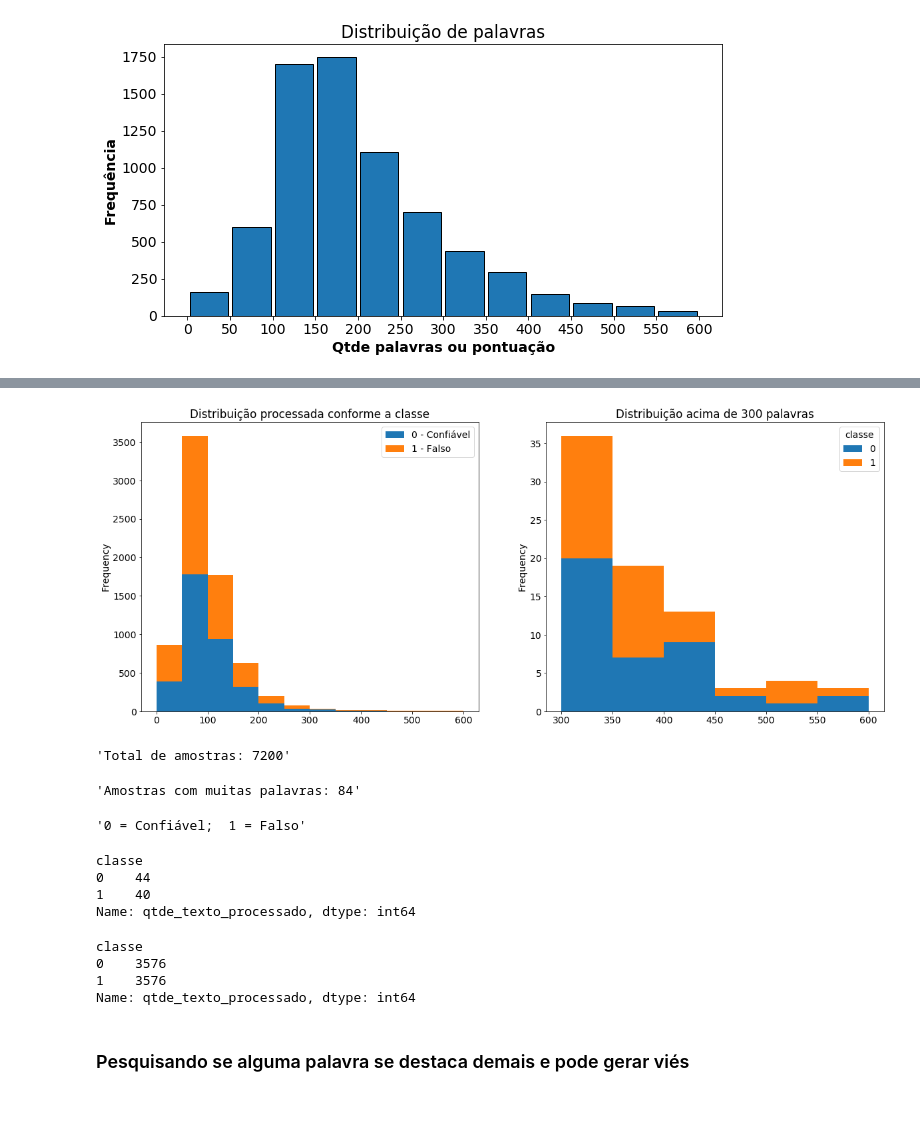
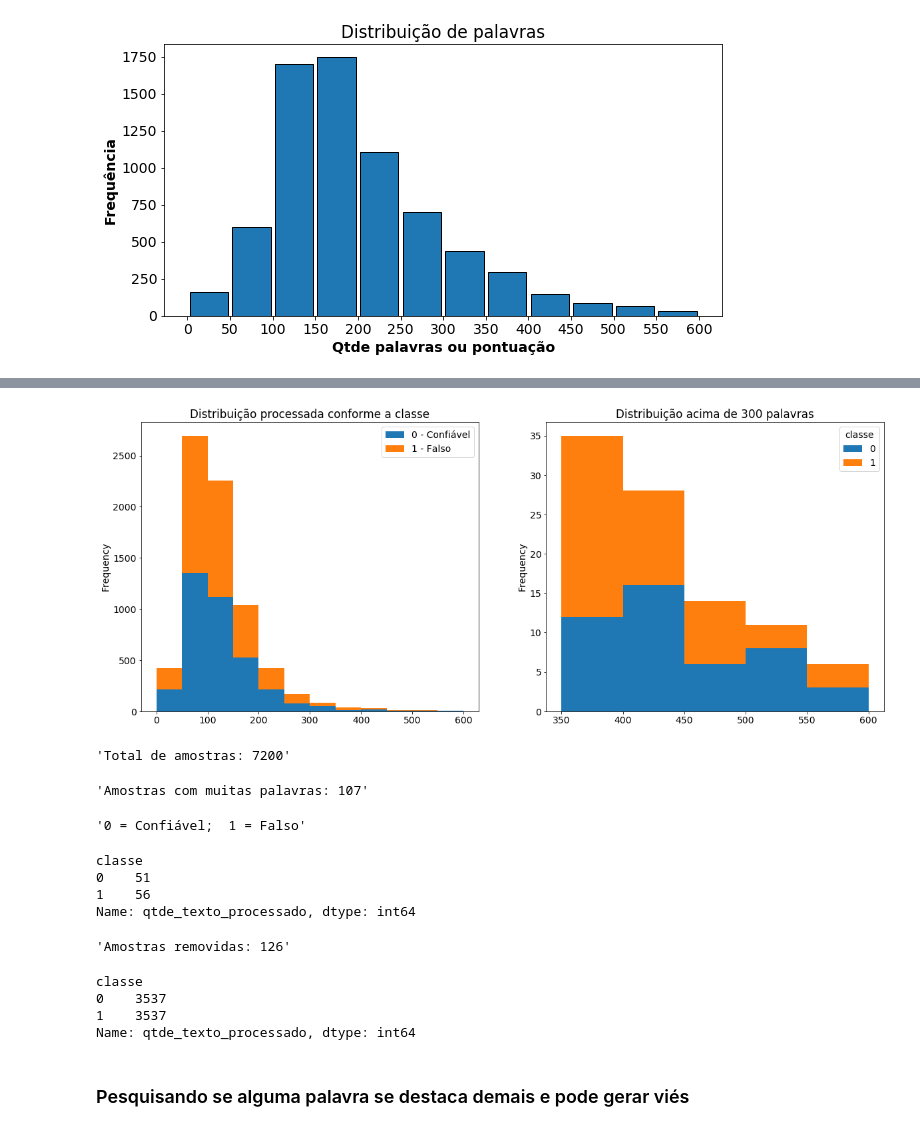
Before and after one commit to caesarcc/python-api-url-check, a Jupyter notebook: jupyter/classificacao_passo01_pre_processamento_exploracao.ipynb, the cells around one changed output, grey strips where cells are left out. Cells and saved outputs as stored; diff of their text form; code cells hidden in the pictures.

Commit message:
ajustes no pre-processamento

```diff
--- a/jupyter/classificacao_passo01_pre_processamento_exploracao.ipynb
+++ b/jupyter/classificacao_passo01_pre_processamento_exploracao.ipynb
@@ -129,20 +128,3 @@ Requirement already satisfied: idna<4,>=2.5 in c:\programdata\miniconda3\envs\tc
 Requirement already satisfied: MarkupSafe>=2.0 in c:\programdata\miniconda3\envs\tcc\lib\site-packages (from jinja2->spacy<3.3.0,>=3.2.0->pt-core-news-sm==3.2.0) (2.1.1)
 ✔ Download and installation successful
 You can now load the package via spacy.load('pt_core_news_sm')
-# %%
-# Processamento com Spacy
-import pt_core_news_sm
-nlp = pt_core_news_sm.load()
-
-# Lemmatizer (o resultado é a raiz da palavra que existe na gramática, mantendo o contexto)
-# Stemming (palavra resultante pode não existir, apenas reduz a dimencionalidade)
-
-# Remover stopwords, pontuação e lematizar
-def processo_spacy(texto):
-    retorno = []
-    for token in nlp(texto):
-      if not (token.is_stop or token.is_punct):
-        retorno.append(token.lemma_)
-    return " ".join(retorno)
-
-dados["texto_processado"] = dados.texto_limpo.apply(processo_spacy)
@@ -149,2 +135,7 @@ dados["texto_processado"] = dados.texto_limpo.apply(processo_spacy)
+# %%
+import pt_core_news_sm
+nlp = pt_core_news_sm.load()
+# Remover stopwords e lematizar as setenças, a pontuação foi mantida token.is_punct (depois de testes de treino)
+dados["texto_processado"] = dados.texto_limpo.apply(lambda texto: " ".join([token.lemma_ for token in nlp(texto) if not token.is_stop]))
 # %%
 # Confere resultados visualmente
@@ -173,35 +162,38 @@ dados.sample(n=3)
 # %%
 dfplot = dados.pivot(columns='classe').qtde_texto_processado
 dfplot.columns = ['0 - Confiável', '1 - Falso']
 fig, axes = plt.subplots(nrows=1, ncols=2, figsize=(20, 8))
 axes1 = dfplot.plot(
     ax=axes[0], kind='hist', stacked=True, bins=list(range(0, 601, 50)),
     title="Distribuição processada conforme a classe")
-evitar_bias = dados[dados['qtde_texto_processado'] > 300]
+evitar_bias = dados[dados['qtde_texto_processado'] > 350]
 axes2 = evitar_bias.pivot(columns='classe').qtde_texto_processado.plot(
-    ax=axes[1], kind='hist', stacked=True, bins=list(range(300, 601, 50)),
+    ax=axes[1], kind='hist', stacked=True, bins=list(range(350, 601, 50)),
     title="Distribuição acima de 300 palavras")
 # %% [output]
-[figure, old version]
+[figure, new version]
 # %%
 display(f"Total de amostras: {dados.shape[0]}", f"Amostras com muitas palavras: {evitar_bias.shape[0]}")
 display("0 = Confiável;  1 = Falso")
 display(evitar_bias.groupby('classe').qtde_texto_processado.count())
 # %% [output]
 'Total de amostras: 7200'
-'Amostras com muitas palavras: 84'
+'Amostras com muitas palavras: 107'
 '0 = Confiável;  1 = Falso'
 classe
-0    44
-1    40
+0    51
+1    56
 Name: qtde_texto_processado, dtype: int64
 # %%
-# testes do ponto de corte
-dados[(dados['qtde_texto_processado'] < 350)].groupby('classe').qtde_texto_processado.count()
+# testes do ponto de corte para manter balanceamento
+corte = 340
+display(f"Amostras removidas: {dados[(dados['qtde_texto_processado'] > corte)].shape[0]}")
+display(dados[(dados['qtde_texto_processado'] <= corte)].groupby('classe').qtde_texto_processado.count())
 # %% [output]
-classe
-0    3576
-1    3576
-Name: qtde_texto_processado, dtype: int64
+'Amostras removidas: 126'
+classe
+0    3537
+1    3537
+Name: qtde_texto_processado, dtype: int64
 # %%
 # Encontrei um ponto de corte que manteve o balanceamento perfeito da base
```
Also changed, not shown: parts of 17 cells of this notebook, 1 other file.
